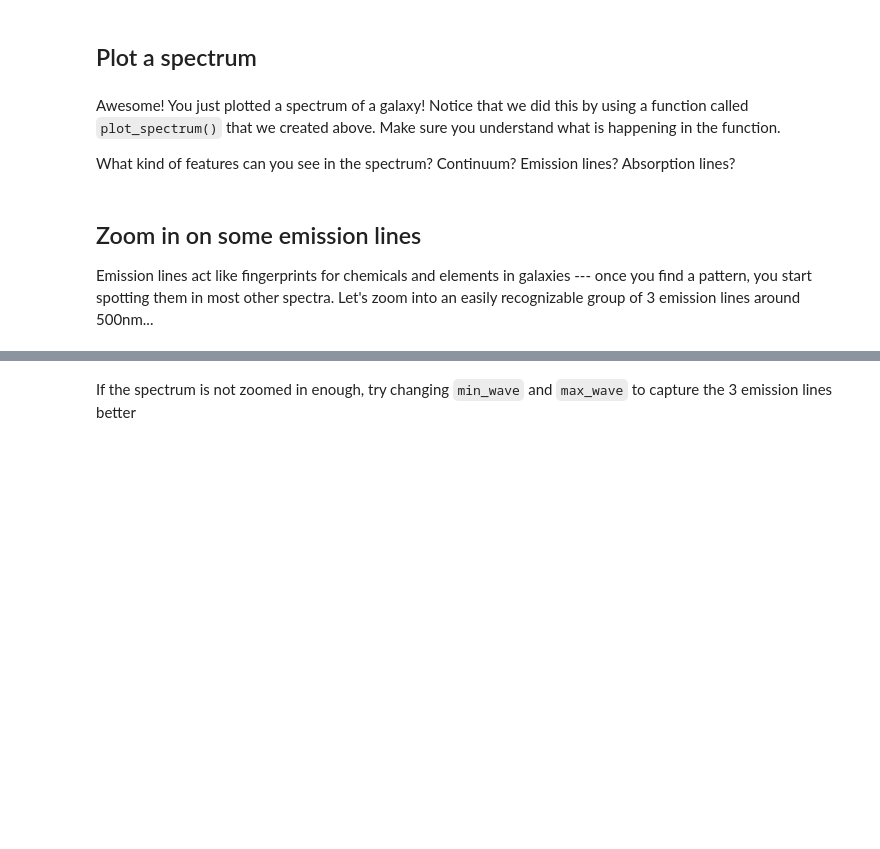
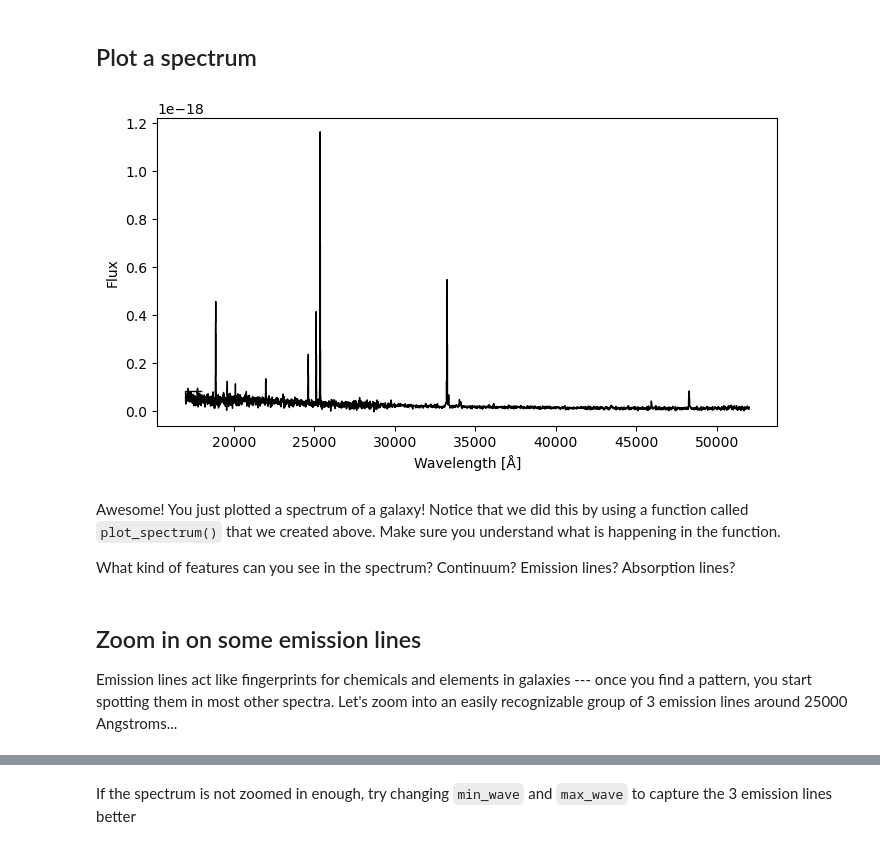
Before and after one commit to AstroSummerWorkshop/Projects, a Jupyter notebook: redshift_project/Spectroscopy_redshift_project_ANSWERKEY.ipynb, the cells around one changed output, grey strips where cells are left out. Drawn from its saved outputs; the diff is of its cells as text; code cells hidden in the pictures; blank space fills up the shorter version.

```diff
--- a/redshift_project/Spectroscopy_redshift_project_ANSWERKEY.ipynb
+++ b/redshift_project/Spectroscopy_redshift_project_ANSWERKEY.ipynb
@@ -82,20 +88,21 @@ from helper_functions import *
 # Define the data directory
 
 # example: raw_data_dir = 'data/raw_spectra/'
-raw_data_dir = 'FIXME_the_name_of_the_folder/'  # Where the spectra are stored
-figure_dir = 'FIXME_the_name_of_the_folder/'    # Where you want to save plots
+raw_data_dir = 'data/spectra/'  # Where the spectra are stored
+figure_dir = './'    # Where you want to save plots
 # %% [markdown]
 Look through these premade functions. Do you roughly understand what they do?
 # %%
 def read_spectrum(filename):
     """
-    Reads a FITS file from SDSS and returns the spectrum data as an Astropy Table.
+    Reads a FITS file from JWST and returns the spectrum data.
 
     Parameters:
     filename (str): The path to the FITS file.
 
     Returns:
-    astropy.table.Table: The spectrum data.
+    wavelength (numpy.ndarray): The wavelength data from the spectrum.
+    flux (numpy.ndarray): The flux data from the spectrum.
     """
 
     t = Table.read(filename)
@@ -150,15 +157,17 @@ def plot_spectrum(filename, wave_range=None, fig=None, ax=None):
 # %%
 # Read in a spectrum and plot it!
 
 # Specify the file name of the spectrum
-spectrum_fn = 'FIXME_spectrum1.txt'
+spectrum_fn = 'galaxy_110_goods-n-mediumjwst_spectrum.fits'
 
 # Plot the spectrum!
 # First, let's define a figure and axis
 fig, ax = plt.subplots(1,1, figsize=(8,4))
 
 # Now, let's use the plot_spectrum() function we saw above
 fig, ax = plot_spectrum(raw_data_dir+spectrum_fn, fig=fig, ax=ax)
+# %% [output]
+[figure, added]
 # %% [markdown]
 Awesome! You just plotted a spectrum of a galaxy! Notice that we did this by using a function called `plot_spectrum()` that we created above. Make sure you understand what is happening in the function.
 
@@ -166,6 +175,6 @@ What kind of features can you see in the spectrum? Continuum? Emission lines? Ab
 # %% [markdown]
 ## Zoom in on some emission lines
 
-Emission lines act like fingerprints for chemicals and elements in galaxies --- once you find a pattern, you start spotting them in most other spectra. Let's zoom into an easily recognizable group of 3 emission lines around 500nm...
+Emission lines act like fingerprints for chemicals and elements in galaxies --- once you find a pattern, you start spotting them in most other spectra. Let's zoom into an easily recognizable group of 3 emission lines around 25000 Angstroms...
 # %%
 # Define the range of wavelengths to zoom in on
```
Also changed, not shown: parts of 23 cells of this notebook, 4 other files.
